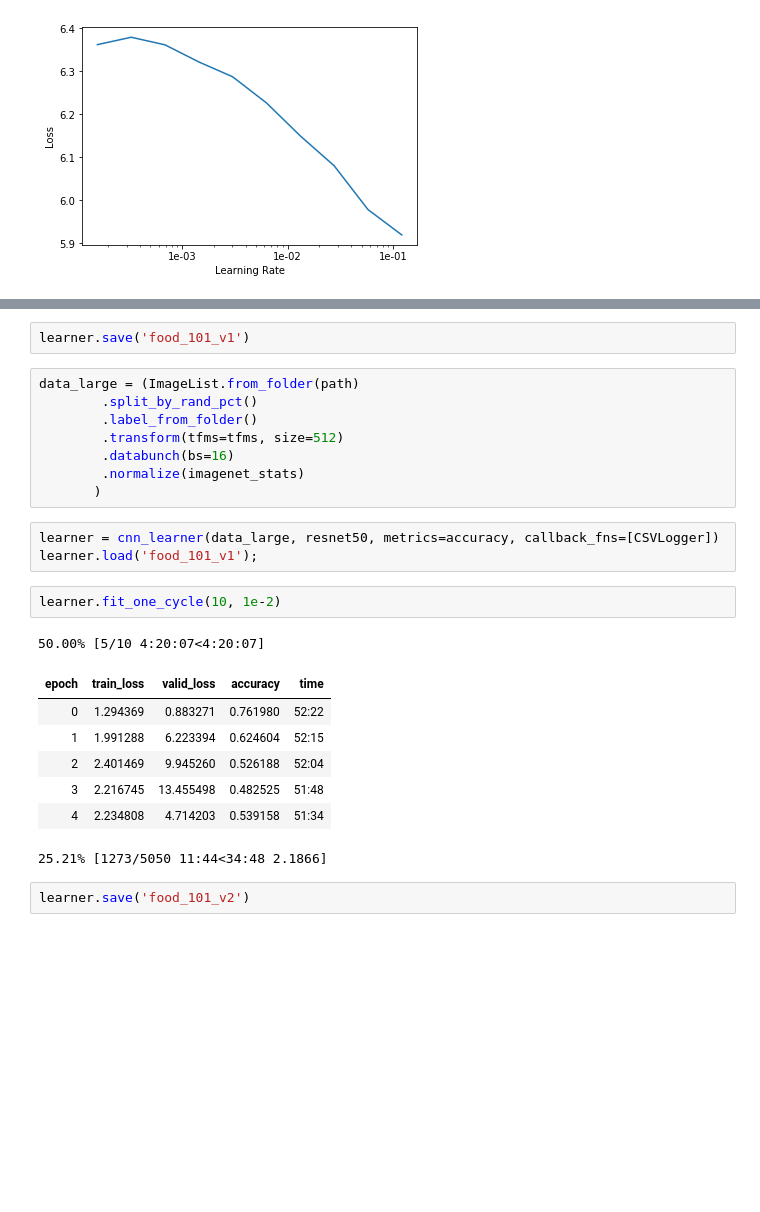
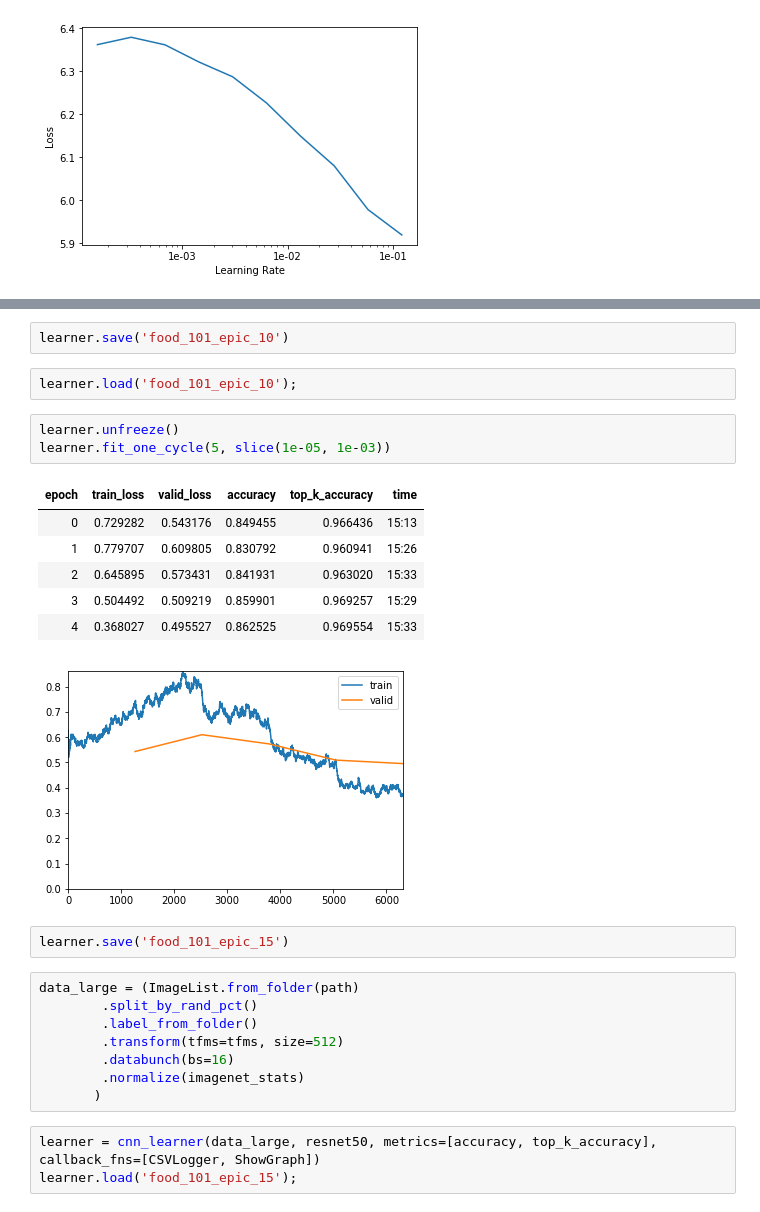
Before and after one commit to kishb87/Food-101, a Jupyter notebook: food_101.ipynb, the cells around one changed output, grey strips where cells are left out. Cells and saved outputs as stored; diff of their text form; blank space fills up the shorter version.

```diff
--- a/food_101.ipynb
+++ b/food_101.ipynb
@@ -38,5 +67,20 @@ learner.fit_one_cycle(10, 1e-2)
 # %%
-learner.save('food_101_v1')
+learner.save('food_101_epic_10')
+# %%
+learner.load('food_101_epic_10');
+# %%
+learner.unfreeze()
+learner.fit_one_cycle(5, slice(1e-05, 1e-03))
+# %% [output]
+| epoch | train_loss | valid_loss | accuracy | top_k_accuracy | time |
+| 0 | 0.729282 | 0.543176 | 0.849455 | 0.966436 | 15:13 |
+| 1 | 0.779707 | 0.609805 | 0.830792 | 0.960941 | 15:26 |
+| 2 | 0.645895 | 0.573431 | 0.841931 | 0.963020 | 15:33 |
+| 3 | 0.504492 | 0.509219 | 0.859901 | 0.969257 | 15:29 |
+| 4 | 0.368027 | 0.495527 | 0.862525 | 0.969554 | 15:33 |
+[figure, added]
+# %%
+learner.save('food_101_epic_15')
 # %%
 data_large = (ImageList.from_folder(path)
         .split_by_rand_pct()
@@ -46,18 +90,5 @@ data_large = (ImageList.from_folder(path)
         .normalize(imagenet_stats)
        )
 # %%
-learner = cnn_learner(data_large, resnet50, metrics=accuracy, callback_fns=[CSVLogger])
-learner.load('food_101_v1');
+learner = cnn_learner(data_large, resnet50, metrics=[accuracy, top_k_accuracy], callback_fns=[CSVLogger, ShowGraph])
+learner.load('food_101_epic_15');
-# %%
-learner.fit_one_cycle(10, 1e-2)
-# %% [output]
-50.00% [5/10 4:20:07<4:20:07]
-| epoch | train_loss | valid_loss | accuracy | time |
-| 0 | 1.294369 | 0.883271 | 0.761980 | 52:22 |
-| 1 | 1.991288 | 6.223394 | 0.624604 | 52:15 |
-| 2 | 2.401469 | 9.945260 | 0.526188 | 52:04 |
-| 3 | 2.216745 | 13.455498 | 0.482525 | 51:48 |
-| 4 | 2.234808 | 4.714203 | 0.539158 | 51:34 |
-25.21% [1273/5050 11:44<34:48 2.1866]
-# %%
-learner.save('food_101_v2')
```
Also changed, not shown: parts of 8 cells of this notebook.
